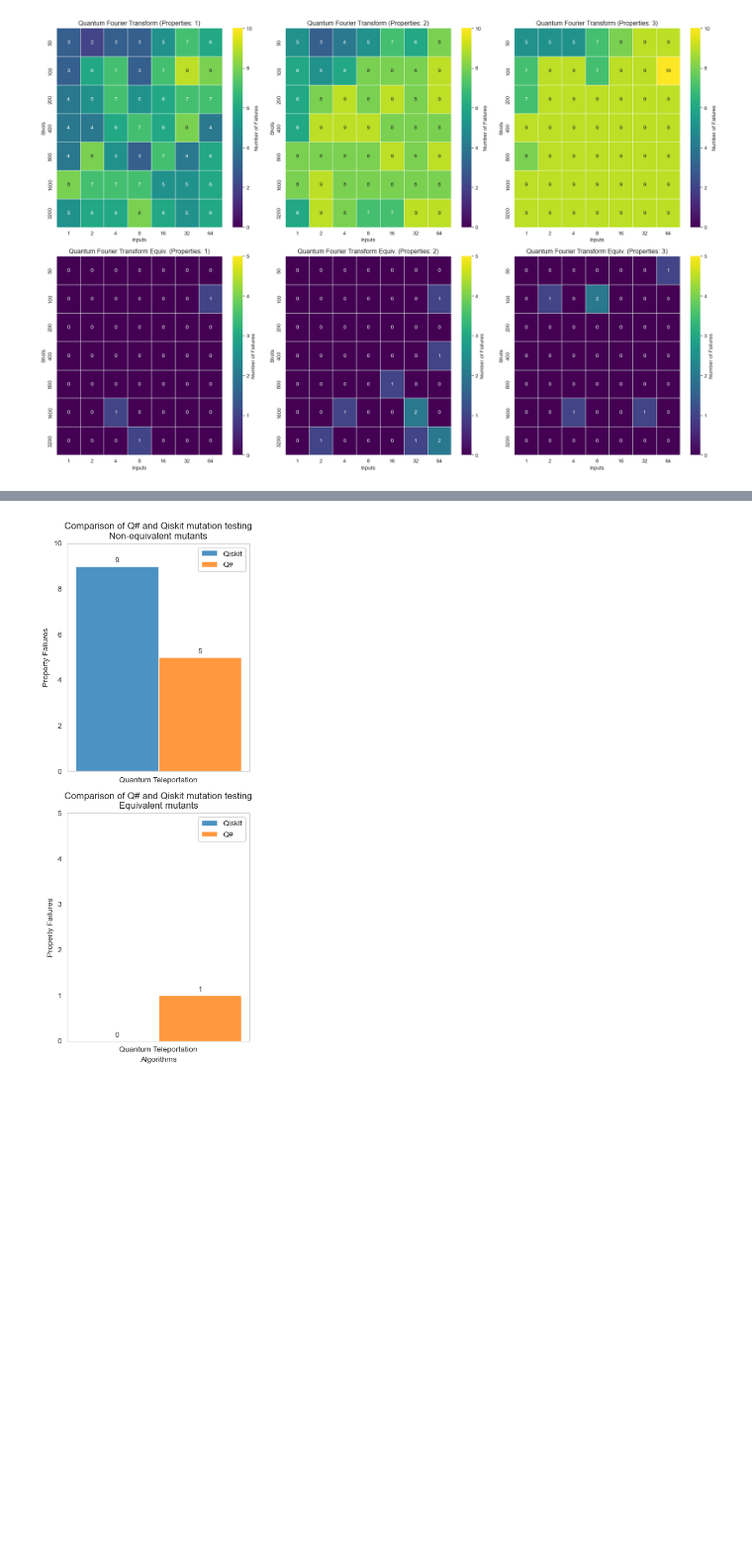
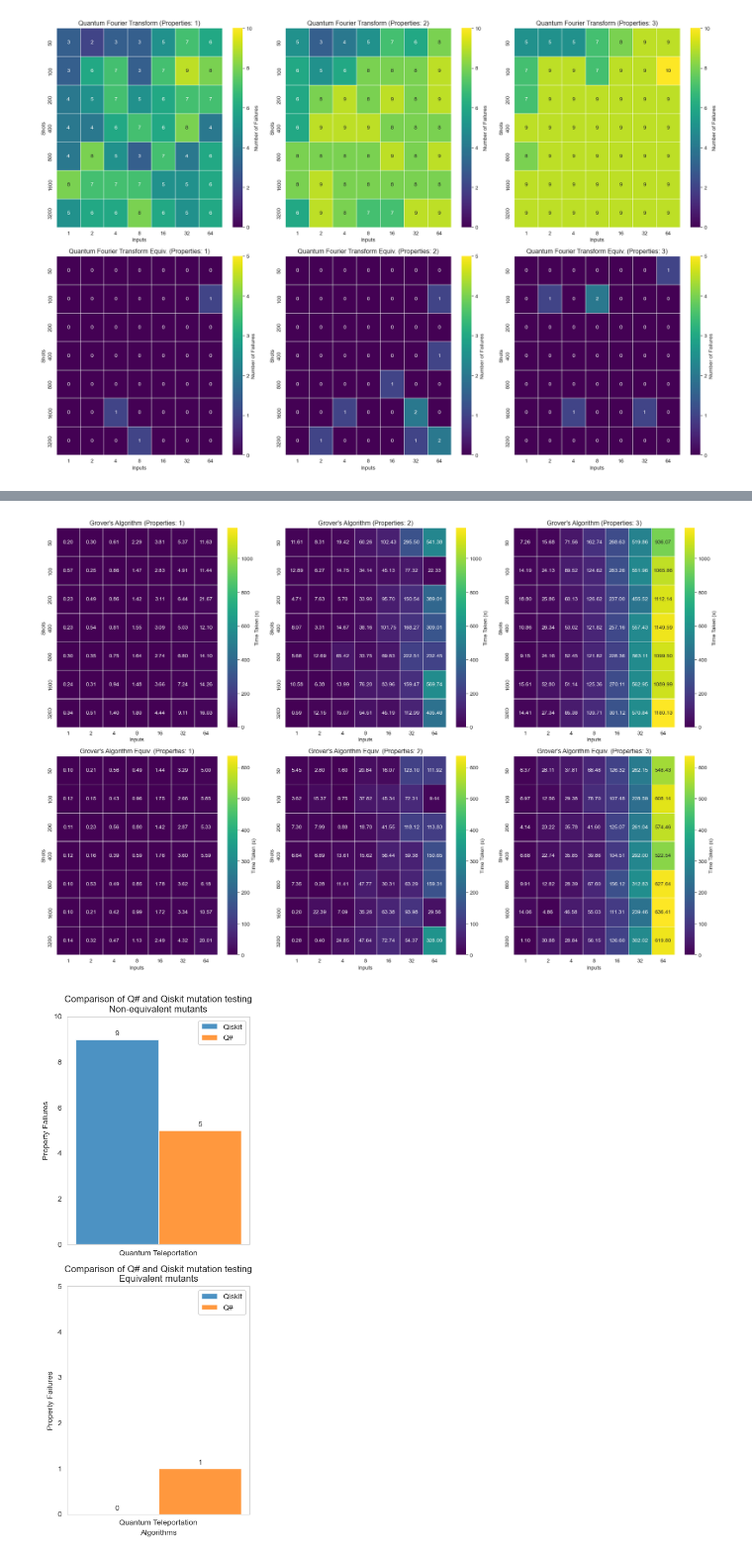
Before and after one commit to GabrielPontolillo/qucheck, a Jupyter notebook: case_studies/results_visualisation.ipynb, the cells around one changed output, grey strips where cells are left out. Shown at 99% size. Saved outputs shown, nothing was run; the diff lists cells and outputs as text; code cells hidden in the pictures; blank space fills up the shorter version.

```diff
--- a/case_studies/results_visualisation.ipynb
+++ b/case_studies/results_visualisation.ipynb
@@ -146,3 +160,7 @@ plot_time_taken(qft_df, "Quantum Fourier Transform")
+# %%
+plot_time_taken(grover_df, "Grover's Algorithm")
+# %% [output]
+[figure, added]
 # %%
 def read_qs_data(algorithm_name):
     input = 25
```
Also changed, not shown: parts of 8 cells of this notebook, 21 other files.
